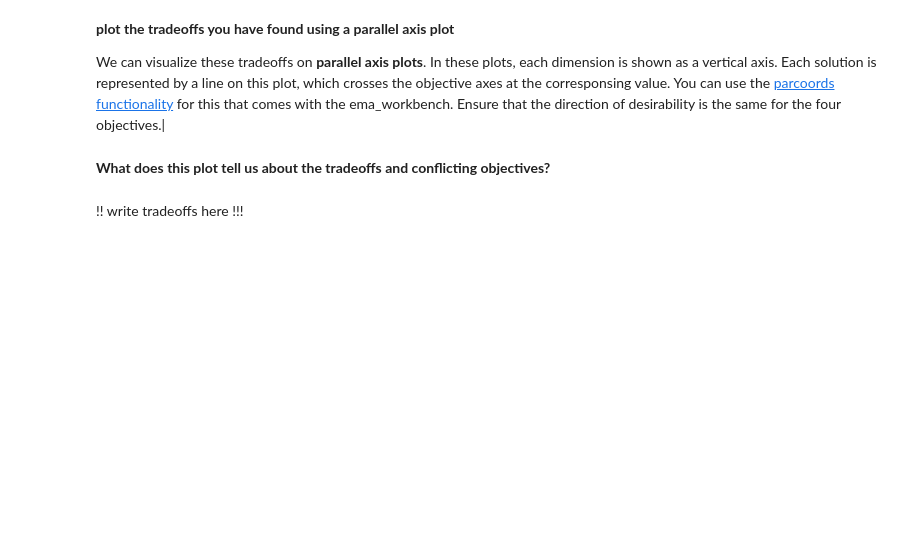
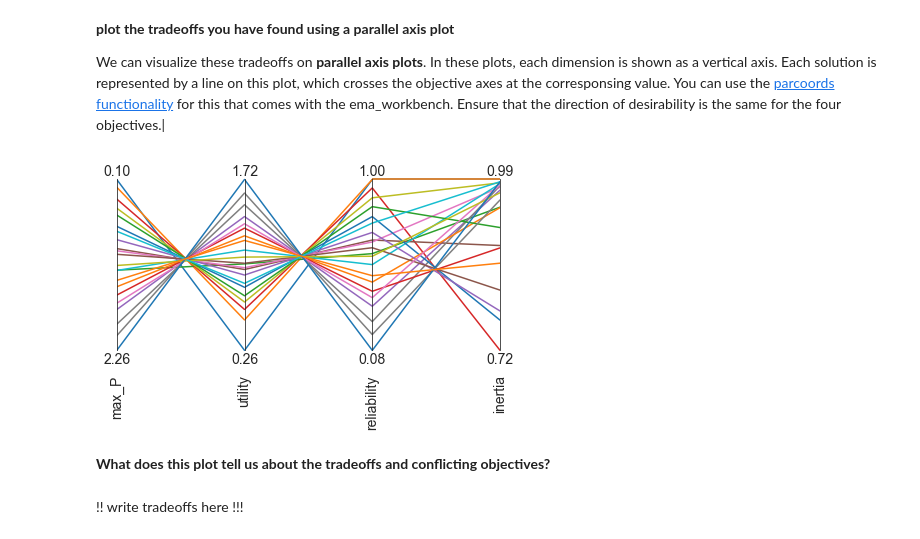
Before and after one commit to pattanyj/EPA1361_assignments, a Jupyter notebook: Week 5-6 - robustness and direct search/assignment 8 - MORDM.ipynb, the cells around one changed output. Cells and saved outputs as stored; diff of their text form; code cells hidden in the pictures; blank space fills up the shorter version.

```diff
--- a/Week 5-6 - robustness and direct search/assignment 8 - MORDM.ipynb
+++ b/Week 5-6 - robustness and direct search/assignment 8 - MORDM.ipynb
@@ -148,14 +266,18 @@ We can visualize these tradeoffs on **parallel axis plots**. In these plots, eac
 # %%
 # parallel axis plot
 from ema_workbench.analysis import parcoords
+
+outcomes = results.loc[:, ['max_P', 'utility', 'reliability','inertia']]
 
 limits = parcoords.get_limits(outcomes)
 axes = parcoords.ParallelAxes(limits)
 axes.plot(outcomes)
 
 # we invert this axis so direction of desirability is the same
 axes.invert_axis('max_P')
 plt.show()
+# %% [output]
+[figure, added]
 # %% [markdown]
 **What does this plot tell us about the tradeoffs and conflicting objectives?**
 # %% [markdown]
```
Also changed, not shown: parts of 14 cells of this notebook.
